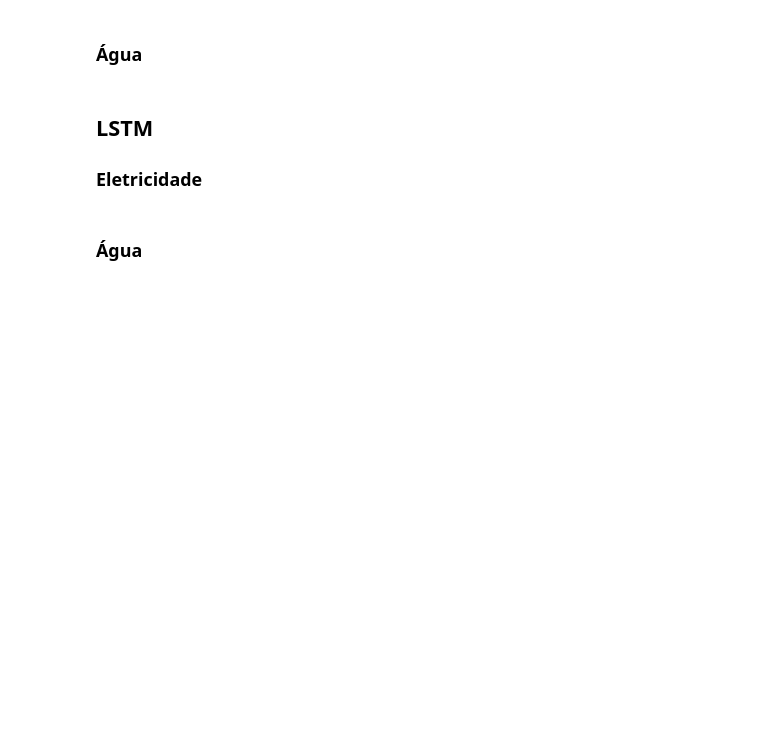
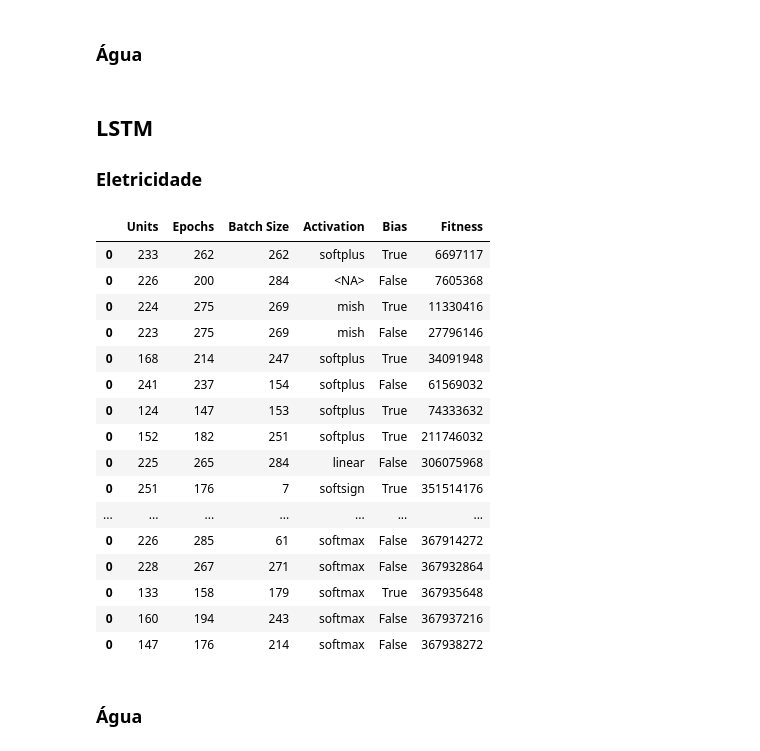
Before and after one commit to eduardoalba0/ifpr_electricity_ml, a Jupyter notebook: main.ipynb, the cells around one changed output. Cells and saved outputs as stored; diff of their text form; code cells hidden in the pictures; blank space fills up the shorter version.

Commit message:
GA-LSTM e PSO-LSTM

```diff
--- a/main.ipynb
+++ b/main.ipynb
@@ -1166,6 +1370,27 @@ class PSOSVR:
 # %% [markdown]
 ## LSTM
 ### Eletricidade
+# %%
+pso_lstm = PSOLSTM(df_electricity_selected, 5, 5, 2000)
+pso_lstm.particles_dataframe()
+# %% [output]
+|  | Units | Epochs | Batch Size | Activation | Bias | Fitness |
+| 0 | 233 | 262 | 262 | softplus | True | 6697117 |
+| 0 | 226 | 200 | 284 | <NA> | False | 7605368 |
+| 0 | 224 | 275 | 269 | mish | True | 11330416 |
+| 0 | 223 | 275 | 269 | mish | False | 27796146 |
+| 0 | 168 | 214 | 247 | softplus | True | 34091948 |
+| 0 | 241 | 237 | 154 | softplus | False | 61569032 |
+| 0 | 124 | 147 | 153 | softplus | True | 74333632 |
+| 0 | 152 | 182 | 251 | softplus | True | 211746032 |
+| 0 | 225 | 265 | 284 | linear | False | 306075968 |
+| 0 | 251 | 176 | 7 | softsign | True | 351514176 |
+| ... | ... | ... | ... | ... | ... | ... |
+| 0 | 226 | 285 | 61 | softmax | False | 367914272 |
+| 0 | 228 | 267 | 271 | softmax | False | 367932864 |
+| 0 | 133 | 158 | 179 | softmax | True | 367935648 |
+| 0 | 160 | 194 | 243 | softmax | False | 367937216 |
+| 0 | 147 | 176 | 214 | softmax | False | 367938272 |
 # %% [markdown]
 ### Água
 # %% [markdown]
```
Also changed, not shown: parts of 8 cells of this notebook.
